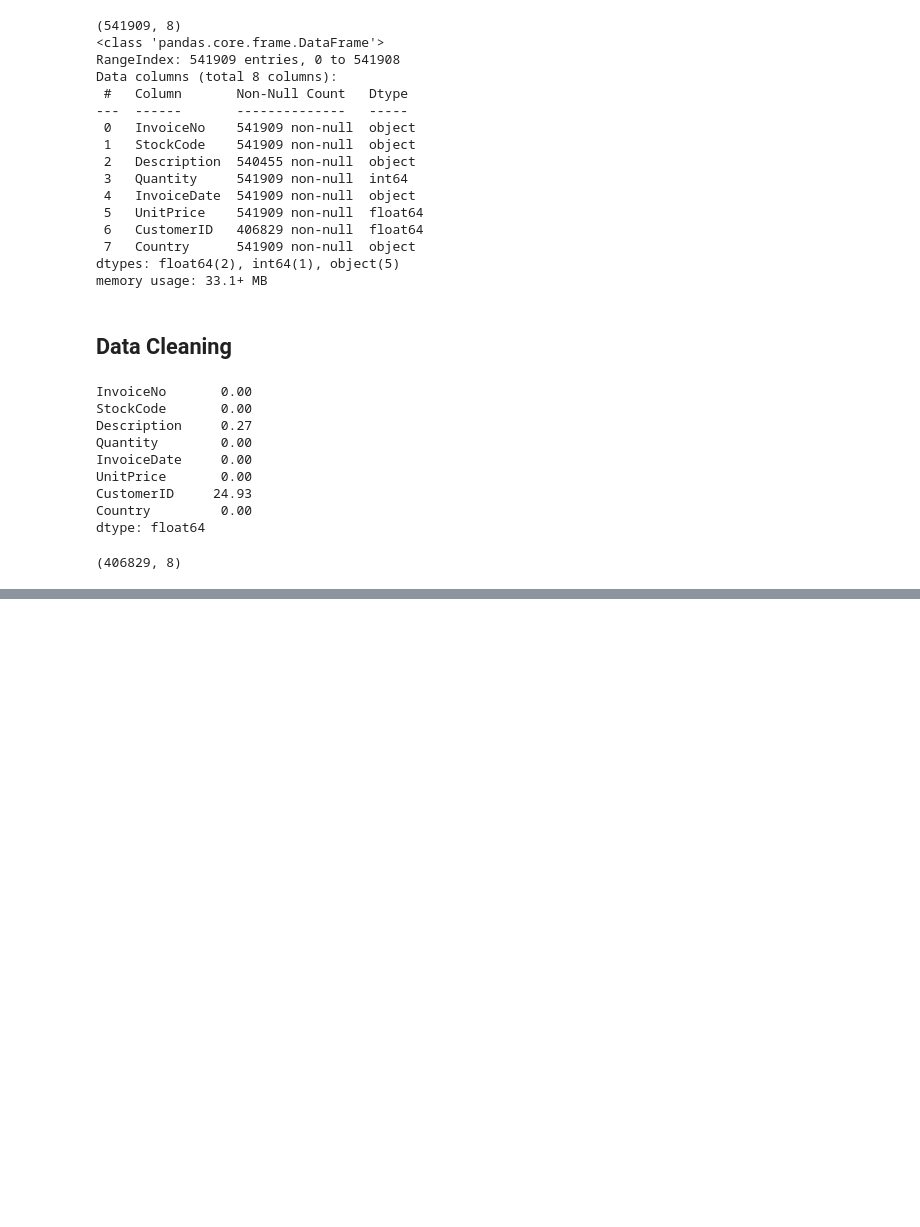
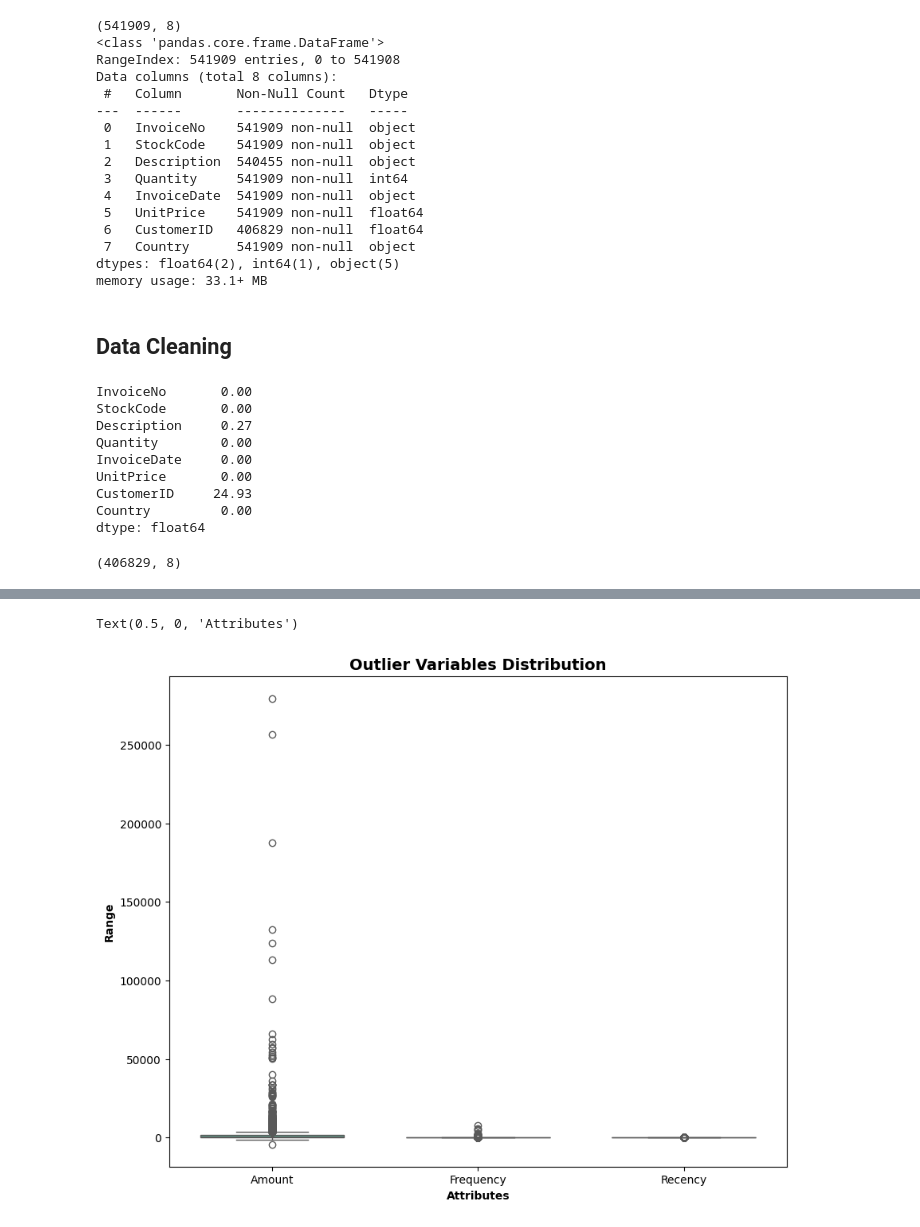
Before and after one commit to frdwish/Machine-learning-Mini-Projects, a Jupyter notebook: Customer_Segmentation/K_MeansClustering.ipynb, the cells around one changed output, grey strips where cells are left out. Drawn from its saved outputs; the diff is of its cells as text; code cells hidden in the pictures; blank space fills up the shorter version.

```diff
--- a/Customer_Segmentation/K_MeansClustering.ipynb
+++ b/Customer_Segmentation/K_MeansClustering.ipynb
@@ -75,0 +142,4 @@ retail.shape
+# %%
+#compute the difference between max date and transaction date
+retail['Diff'] = max_date - retail['InvoiceDate']
+retail.head()
@@ -75,0 +153,6 @@ retail.shape
+# %%
+# compute recency of customer
+
+rfm_p = retail.groupby('CustomerID')['Diff'].min()
+rfm_p = rfm_p.reset_index()
+rfm_p.head()
@@ -75,0 +166,5 @@ retail.shape
+# %%
+#Extract numbers of days only
+
+rfm_p['Diff'] = rfm_p['Diff'].dt.days
+rfm_p.head()
@@ -75,0 +178,6 @@ retail.shape
+# %%
+#merging the data frames to get the final RFM dataframe
+
+rfm = pd.merge(rfm,rfm_p, on='CustomerID', how='inner')
+rfm.columns = ['CustomerID', 'Amount', 'Frequency','Recency']
+rfm.head()
@@ -75,0 +191,12 @@ retail.shape
+# %%
+#outlier analysis of amount frequency and recency
+
+attributes = ['Amount','Frequency','Recency']
+plt.rcParams['figure.figsize'] = [10,8]
+sns.boxplot(data = rfm[attributes],orient="v", palette="Set2", whis=1.5,saturation=1,width=0.7)
+plt.title("Outlier Variables Distribution",fontsize = 14, fontweight='bold')
+plt.ylabel("Range",fontweight = 'bold')
+plt.xlabel("Attributes",fontweight='bold')
+# %% [output]
+Text(0.5, 0, 'Attributes')
+[figure, added]
```
Also changed, not shown: parts of 11 cells of this notebook.
